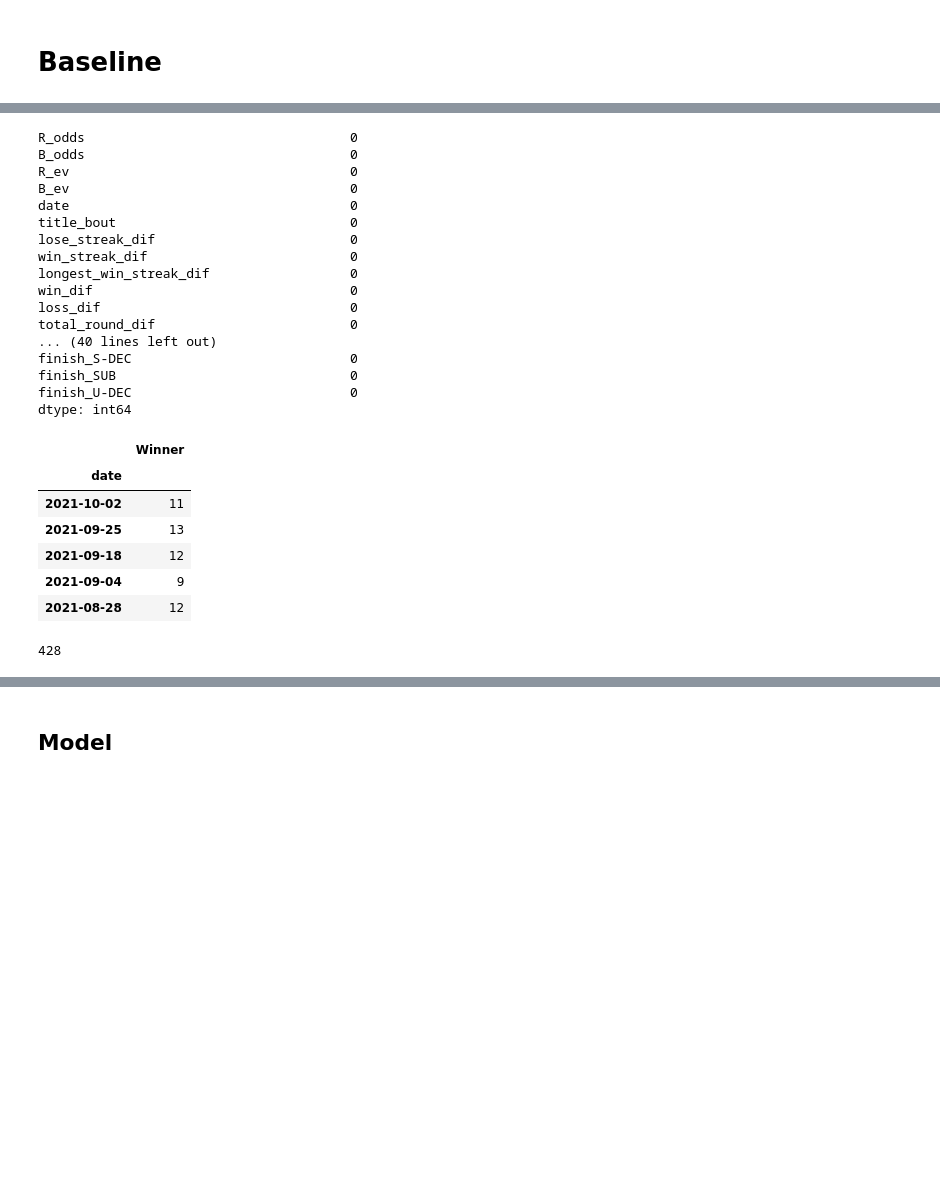
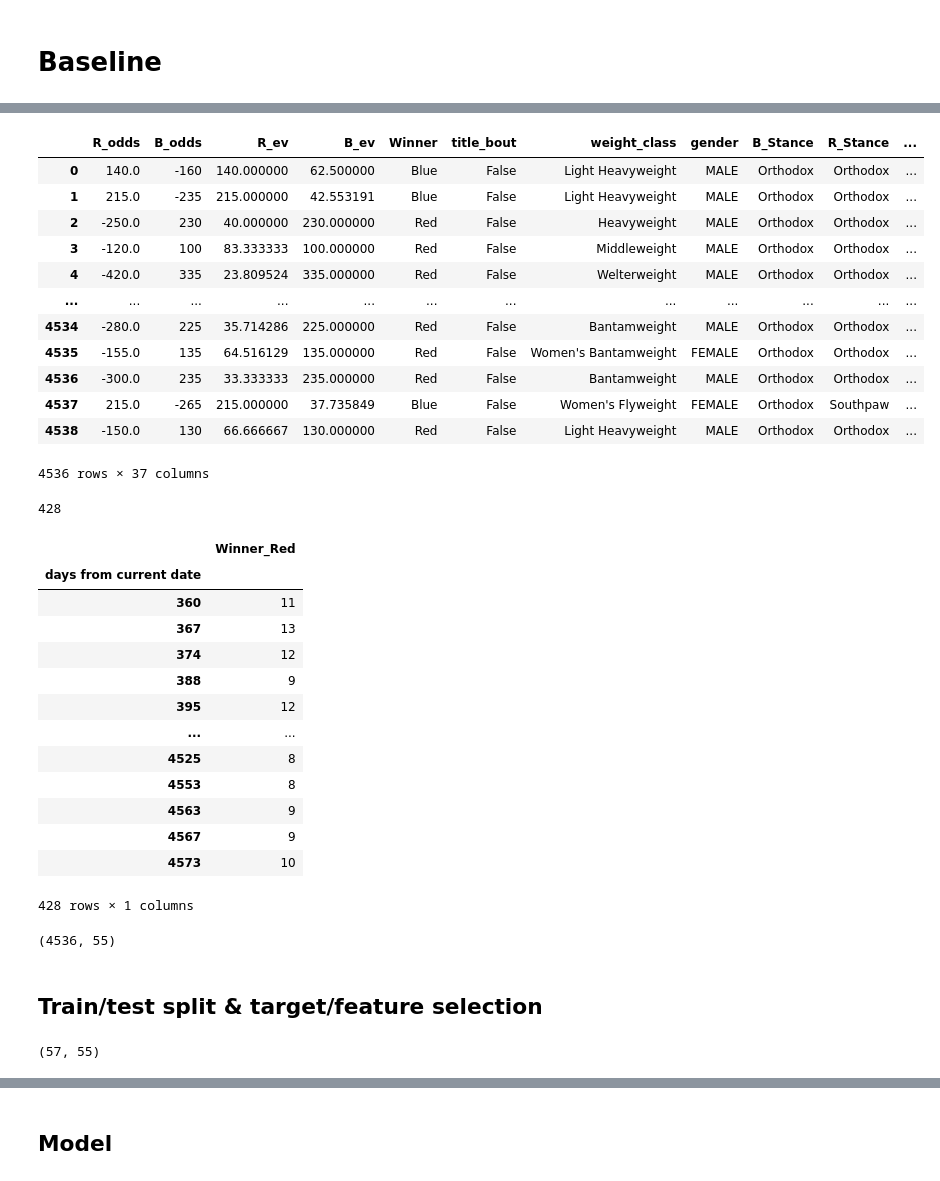
Before and after one commit to LazarAdamovic/UFC-fight-predictor, a Jupyter notebook: Attempt_2/models.ipynb, the cells around one changed output, grey strips where cells are left out. Cells and saved outputs as stored; diff of their text form; code cells hidden in the pictures; blank space fills up the shorter version.

```diff
--- a/Attempt_2/models.ipynb
+++ b/Attempt_2/models.ipynb
@@ -91,2 +99,18 @@ b_df.dropna(subset=['R_odds','R_ev','B_Stance'],axis=0,inplace=True)
 b_df.drop(['B_match_weightclass_rank','R_match_weightclass_rank'],axis=1,inplace=True)
+# %%
+b_df
+# %% [output]
+|  | R_odds | B_odds | R_ev | B_ev | Winner | title_bout | weight_class | gender | B_Stance | R_Stance | ... |
+| 0 | 140.0 | -160 | 140.000000 | 62.500000 | Blue | False | Light Heavyweight | MALE | Orthodox | Orthodox | ... |
+| 1 | 215.0 | -235 | 215.000000 | 42.553191 | Blue | False | Light Heavyweight | MALE | Orthodox | Orthodox | ... |
+| 2 | -250.0 | 230 | 40.000000 | 230.000000 | Red | False | Heavyweight | MALE | Orthodox | Orthodox | ... |
+| 3 | -120.0 | 100 | 83.333333 | 100.000000 | Red | False | Middleweight | MALE | Orthodox | Orthodox | ... |
+| 4 | -420.0 | 335 | 23.809524 | 335.000000 | Red | False | Welterweight | MALE | Orthodox | Orthodox | ... |
+| ... | ... | ... | ... | ... | ... | ... | ... | ... | ... | ... | ... |
+| 4534 | -280.0 | 225 | 35.714286 | 225.000000 | Red | False | Bantamweight | MALE | Orthodox | Orthodox | ... |
+| 4535 | -155.0 | 135 | 64.516129 | 135.000000 | Red | False | Women's Bantamweight | FEMALE | Orthodox | Orthodox | ... |
+| 4536 | -300.0 | 235 | 33.333333 | 235.000000 | Red | False | Bantamweight | MALE | Orthodox | Orthodox | ... |
+| 4537 | 215.0 | -265 | 215.000000 | 37.735849 | Blue | False | Women's Flyweight | FEMALE | Orthodox | Southpaw | ... |
+| 4538 | -150.0 | 130 | 66.666667 | 130.000000 | Red | False | Light Heavyweight | MALE | Orthodox | Orthodox | ... |
+4536 rows × 37 columns
 # %%
@@ -93,32 +119,2 @@ b_df.drop(['B_match_weightclass_rank','R_match_weightclass_rank'],axis=1,inplace
 b_df=pd.get_dummies(b_df, drop_first=True)
-# %%
-b_df.isnull().sum()
-# %% [output]
-R_odds                                  0
-B_odds                                  0
-R_ev                                    0
-B_ev                                    0
-date                                    0
-title_bout                              0
-lose_streak_dif                         0
-win_streak_dif                          0
-longest_win_streak_dif                  0
-win_dif                                 0
-loss_dif                                0
-total_round_dif                         0
-... (40 lines left out)
-finish_S-DEC                            0
-finish_SUB                              0
-finish_U-DEC                            0
-dtype: int64
-# %%
-b_df[['date','Winner']].groupby('date').count().sort_index(ascending=False).head()
-# %% [output]
-|  | Winner |
-| date |  |
-| 2021-10-02 | 11 |
-| 2021-09-25 | 13 |
-| 2021-09-18 | 12 |
-| 2021-09-04 | 9 |
-| 2021-08-28 | 12 |
 # %%
@@ -126,4 +122,33 @@ b_df[['date','Winner']].groupby('date').count().size
 # %% [output]
 428
+# %%
+# use this data for train test split
+
+b_df[['days from current date','Winner_Red']].groupby('days from current date').count()
+# %% [output]
+|  | Winner_Red |
+| days from current date |  |
+| 360 | 11 |
+| 367 | 13 |
+| 374 | 12 |
+| 388 | 9 |
+| 395 | 12 |
+| ... | ... |
+| 4525 | 8 |
+| 4553 | 8 |
+| 4563 | 9 |
+| 4567 | 9 |
+| 4573 | 10 |
+428 rows × 1 columns
+# %%
+b_df.shape
+# %% [output]
+(4536, 55)
+# %% [markdown]
+## Train/test split & target/feature selection
+# %%
+test.shape
+# %% [output]
+(57, 55)
 # %%
 # train test split
```
Also changed, not shown: parts of 25 cells of this notebook.
